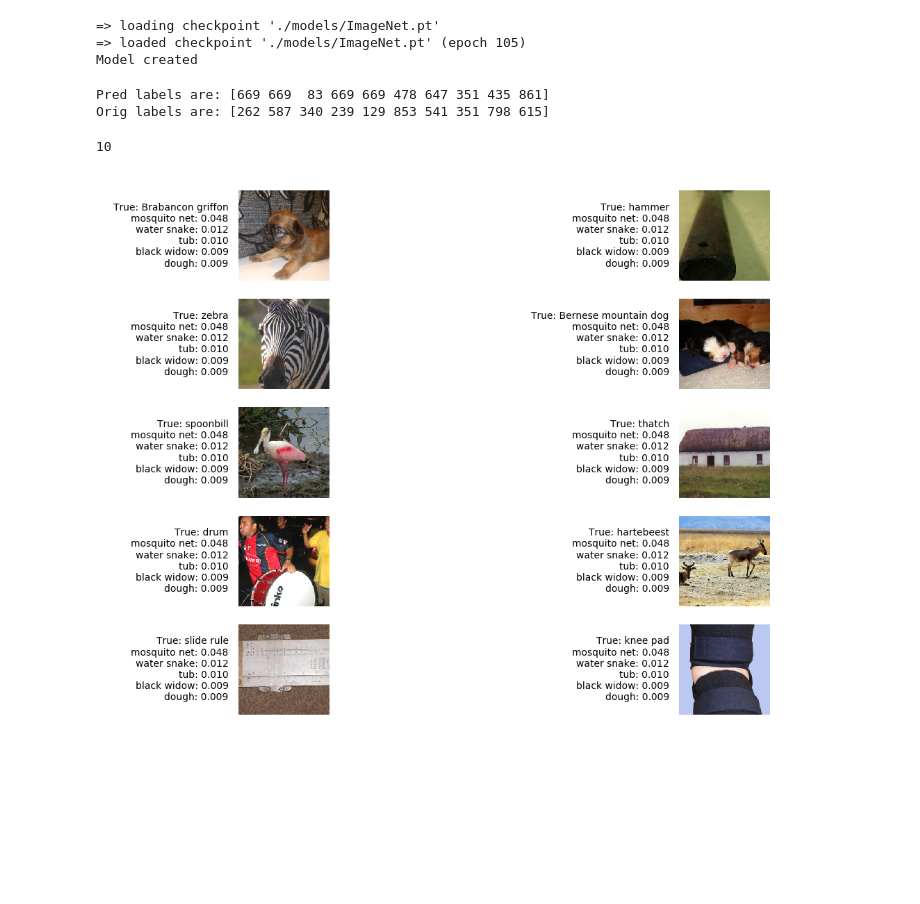
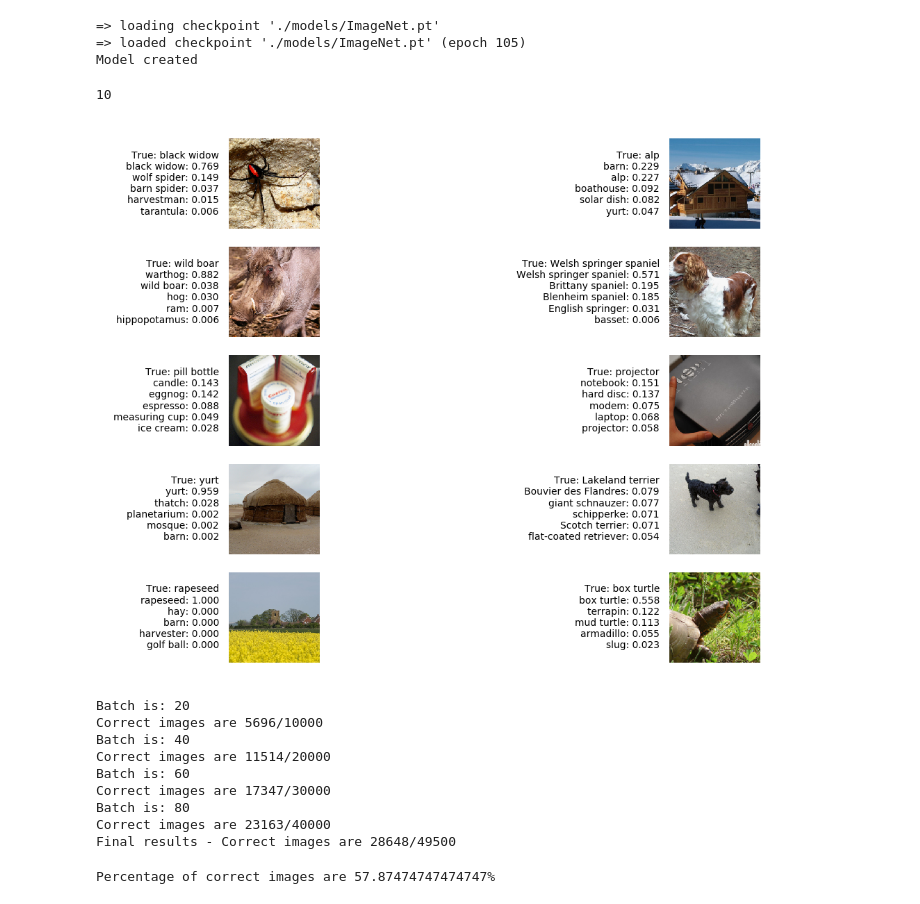
Before and after one commit to champnaman/robust_representations, a Jupyter notebook: my_notebook_for_email.ipynb, the cells around one changed output. Saved outputs shown, nothing was run; the diff lists cells and outputs as text; code cells hidden in the pictures; blank space fills up the shorter version.

```diff
--- a/my_notebook_for_email.ipynb
+++ b/my_notebook_for_email.ipynb
@@ -33,7 +33,7 @@ mpl.rc("savefig", dpi=dpi)
 # %%
 # Constants
 DATA = 'ImageNet'  # Choices: ['CIFAR', 'ImageNet', 'RestrictedImageNet']
-BATCH_SIZE = 10
+BATCH_SIZE = 500
 # BATCH_SIZE = 2
 NUM_WORKERS = 8
 NOISE_SCALE = 20
@@ -70,17 +70,14 @@ print('Model created')
 => loaded checkpoint './models/ImageNet.pt' (epoch 105)
 Model created
 # %%
-_, (im, targ, path) = next(data_iterator)
+_, (im, targ) = next(data_iterator)
 targ = targ.cpu().numpy()
 log, _ = model(im)
 probs = F.softmax(log, dim=1).cpu()
 labels = torch.argmax(probs, dim=-1).numpy()
 
-print(f'Pred labels are: {labels}')
-print(f'Orig labels are: {targ}')
+# print(f'Pred labels are: {labels}')
+# print(f'Orig labels are: {targ}')
-# %% [output]
-Pred labels are: [669 669  83 669 669 478 647 351 435 861]
-Orig labels are: [262 587 340 239 129 853 541 351 798 615]
 # %%
 top_probs, top_idxs = torch.topk(probs, 5, dim=-1)
 top_probs = top_probs.cpu().numpy()
@@ -96,6 +93,7 @@ def imagenet_label_mappings():
 im_label_map = imagenet_label_mappings()
 # %%
 orig_img = im.cpu().detach().numpy()
+orig_img = orig_img[:10]
 orig_img = np.rollaxis(orig_img, 1, 4)
 im_count = orig_img.shape[0]
 print(im_count)
@@ -104,40 +102,52 @@ print(im_count)
 # %%
 aa = 0
 fig, ax = plt.subplots(im_count//2, 2) #, sharex='col', sharey='row')
 for i in range(im_count//2):
     for j in range(2):
         ax[i, j].imshow(orig_img[aa])
         ax[i, j].set_xticks([])
         ax[i, j].set_yticks([])
         ax[i, j].spines['top'].set_visible(False)
         ax[i, j].spines['right'].set_visible(False)
         ax[i, j].spines['bottom'].set_visible(False)
         ax[i, j].spines['left'].set_visible(False)
 #         ipdb.set_trace()
-        label = [f'{im_label_map[top_idxs[0, i]]}: {top_probs[0, i]:.3f}' for i in range(5)]
+        label = [f'{im_label_map[top_idxs[aa, ii]]}: {top_probs[aa, ii]:.3f}' for ii in range(5)]
 #         ipdb.set_trace()
         ax[i, j].set_ylabel(f'True: {im_label_map[targ[aa]]}\n'+'\n'.join(label), fontsize=4, rotation=0,
                             verticalalignment='center', horizontalalignment='right')
         aa += 1
 # %% [output]
-[figure, old version]
+[figure, new version]
 # %%
-# correct = 0
-# im_count = 0
-# for idx, (im, targ, path) in data_iterator:
-#     im_count += im.shape[0]
-#     targ = targ.cpu().numpy()
-#     log, _ = model(im)
-#     probs = F.softmax(log, dim=1).cpu()
+correct = 0
+im_count = 0
+for idx, (im, targ) in data_iterator:
+    im_count += im.shape[0]
+    targ = targ.cpu().numpy()
+    log, _ = model(im)
+    probs = F.softmax(log, dim=1).cpu()
 
-#     labels = torch.argmax(probs, dim=-1).numpy()
+    labels = torch.argmax(probs, dim=-1).numpy()
 #     ipdb.set_trace()
-#     correct += np.size(np.where((targ - labels) == 0))
+    correct += np.size(np.where((targ - labels) == 0))
 
-#     if idx%20 == 0:
-#         print(f'Batch is: {idx}')
-#         print(f'Correct images are {correct}/{im_count}')
+    if idx%20 == 0:
+        print(f'Batch is: {idx}')
+        print(f'Correct images are {correct}/{im_count}')
 
-# print(f'Final results - Correct images are {correct}/{im_count}')
+print(f'Final results - Correct images are {correct}/{im_count}')
+# %% [output]
+Batch is: 20
+Correct images are 5696/10000
+Batch is: 40
+Correct images are 11514/20000
+Batch is: 60
+Correct images are 17347/30000
+Batch is: 80
+Correct images are 23163/40000
+Final results - Correct images are 28648/49500
 # %%
-# print(f'Percentage of correct images are {correct*100/im_count}%')
+print(f'Percentage of correct images are {correct*100/im_count}%')
+# %% [output]
+Percentage of correct images are 57.87474747474747%
```
